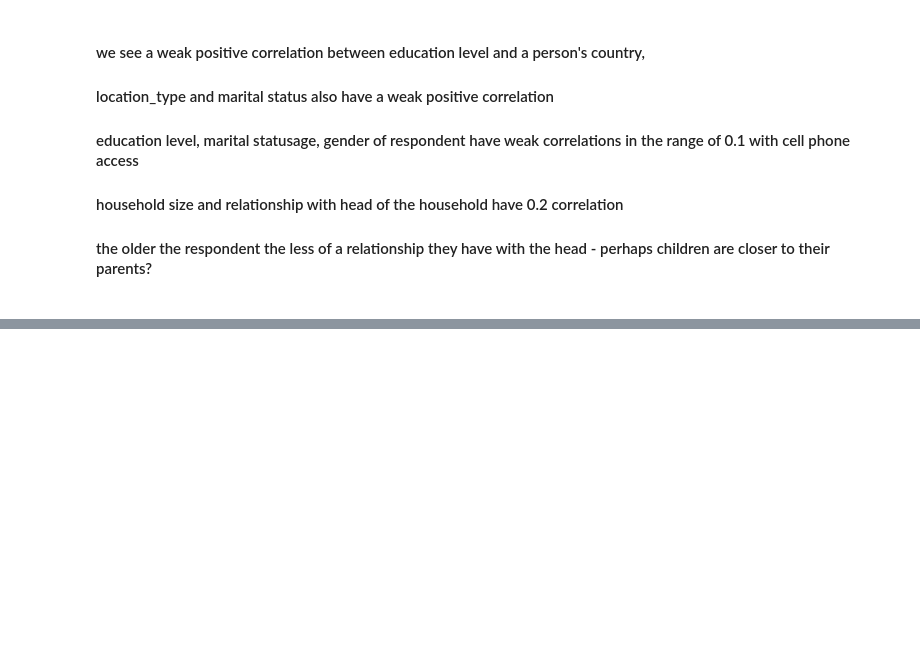
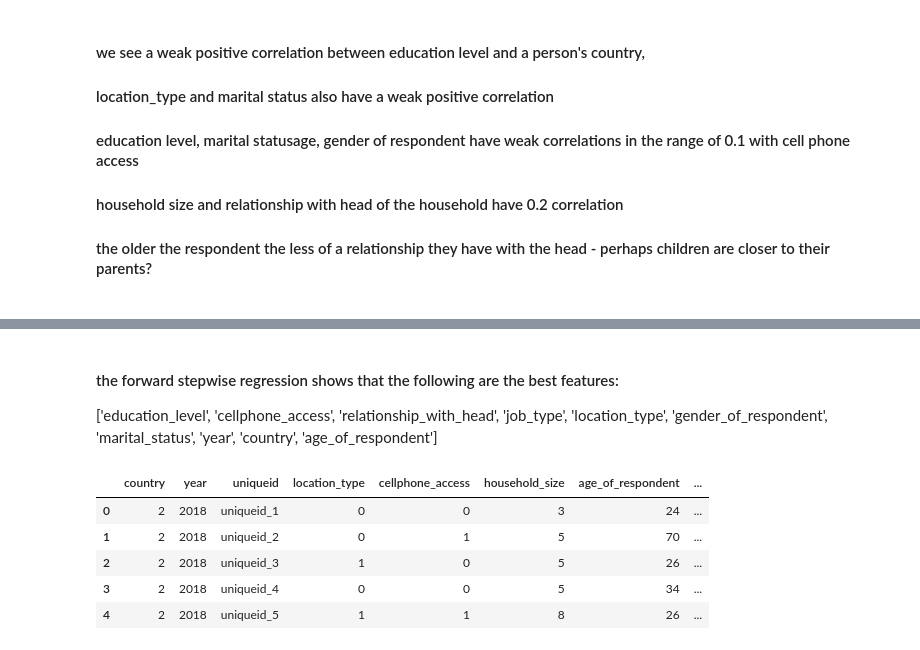
Before and after one commit to Elladuke/Financial_Inclusion, a Jupyter notebook: financial_inclusion_1.ipynb, the cells around one changed output, grey strips where cells are left out. Cells and saved outputs as stored; diff of their text form; code cells hidden in the pictures; blank space fills up the shorter version.

```diff
--- a/financial_inclusion_1.ipynb
+++ b/financial_inclusion_1.ipynb
@@ -133,0 +170,21 @@ plt.yticks(range(train_X.shape[1]), train_X.columns, fontsize=14)
+# %% [markdown]
+#### the forward stepwise regression shows that the following are the best features:
+['education_level',
+ 'cellphone_access',
+ 'relationship_with_head',
+ 'job_type',
+ 'location_type',
+ 'gender_of_respondent',
+ 'marital_status',
+ 'year',
+ 'country',
+ 'age_of_respondent']
+# %%
+train_X.head()
+# %% [output]
+|  | country | year | uniqueid | location_type | cellphone_access | household_size | age_of_respondent | ... |
+| 0 | 2 | 2018 | uniqueid_1 | 0 | 0 | 3 | 24 | ... |
+| 1 | 2 | 2018 | uniqueid_2 | 0 | 1 | 5 | 70 | ... |
+| 2 | 2 | 2018 | uniqueid_3 | 1 | 0 | 5 | 26 | ... |
+| 3 | 2 | 2018 | uniqueid_4 | 0 | 0 | 5 | 34 | ... |
+| 4 | 2 | 2018 | uniqueid_5 | 1 | 1 | 8 | 26 | ... |
```
Also changed, not shown: parts of 7 cells of this notebook, 2 other files.
